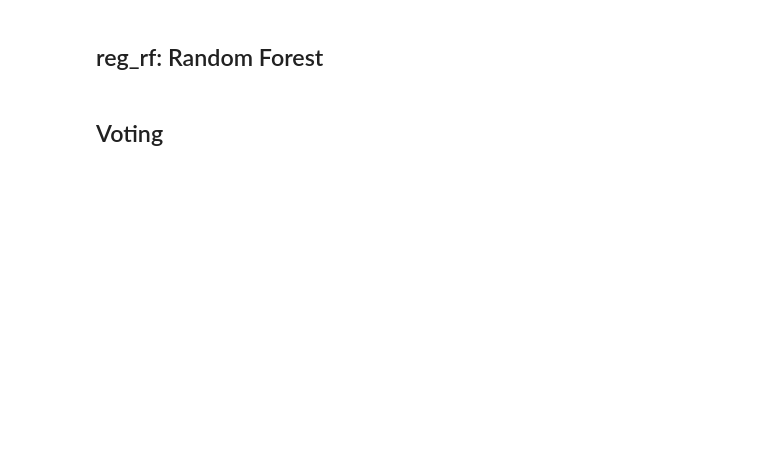
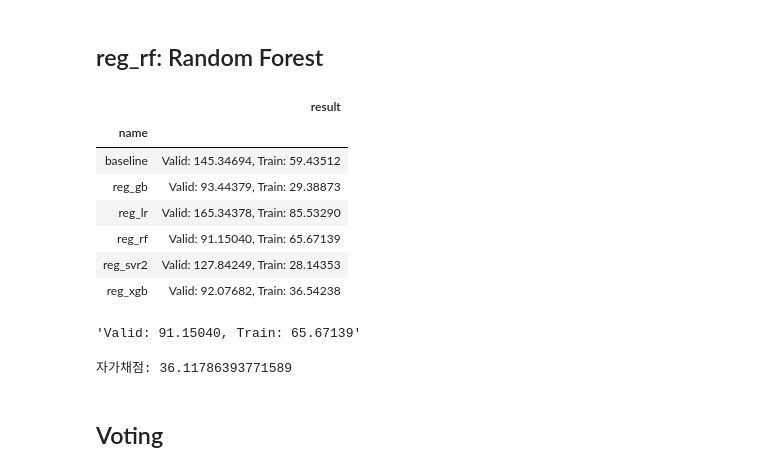
Before and after one commit to sunkusun9/DS_lv3_2607, a Jupyter notebook: sec_ds_lv3_prob3_kaggle.ipynb, the cells around one changed output. Saved outputs shown, nothing was run; the diff lists cells and outputs as text; code cells hidden in the pictures; blank space fills up the shorter version.

Commit message:
Day1 Kaggle Step 4 노트입니다.

```diff
--- a/sec_ds_lv3_prob3_kaggle.ipynb
+++ b/sec_ds_lv3_prob3_kaggle.ipynb
@@ -397,4 +513,33 @@ eval_model('reg_lr', reg_lr)
 # %% [markdown]
 ## reg_rf: Random Forest
+# %%
+from sklearn.ensemble import RandomForestRegressor
+X_rf = "15분, 30분, 45분, 60분, DayName, Hour, AM, Weekend_yn, Holiday_yn, Avg, TotalHour,생산량, 기온, 풍속, 습도, 강수량, 전기요금(계절), 공장인원, 인건비"
+X_rf = [i.strip() for i in X_rf.split(',')]
+ct = ColumnTransformer([
+    ('pt', 'passthrough', X_rf),
+    ('ohe', OneHotEncoder(categories = 'auto'), ['DayName'])
+])
+reg_rf = make_pipeline(
+    ct, RandomForestRegressor(
+        random_state = 123, n_estimators = 300, max_depth = 15, min_samples_leaf = 16
+    )
+)
+eval_model('reg_rf', reg_rf)
+# %% [output]
+|  | result |
+| name |  |
+| baseline | Valid: 145.34694, Train: 59.43512 |
+| reg_gb | Valid: 93.44379, Train: 29.38873 |
+| reg_lr | Valid: 165.34378, Train: 85.53290 |
+| reg_rf | Valid: 91.15040, Train: 65.67139 |
+| reg_svr2 | Valid: 127.84249, Train: 28.14353 |
+| reg_xgb | Valid: 92.07682, Train: 36.54238 |
+'Valid: 91.15040, Train: 65.67139'
+# %%
+prd = select_model(reg_rf)
+print('자가채점: {}'.format(mean_absolute_error(s_kaggle_ans, prd))) # Baseline: 28.571764715699633
+# %% [output]
+자가채점: 36.11786393771589
 # %% [markdown]
 ## Voting
```
Also changed, not shown: parts of 7 cells of this notebook.
